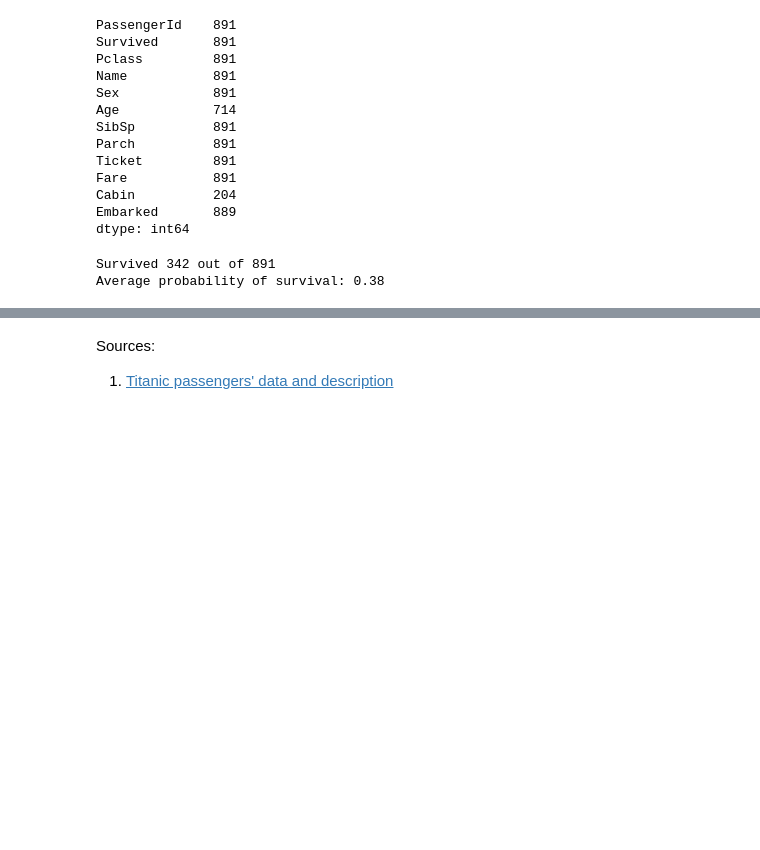
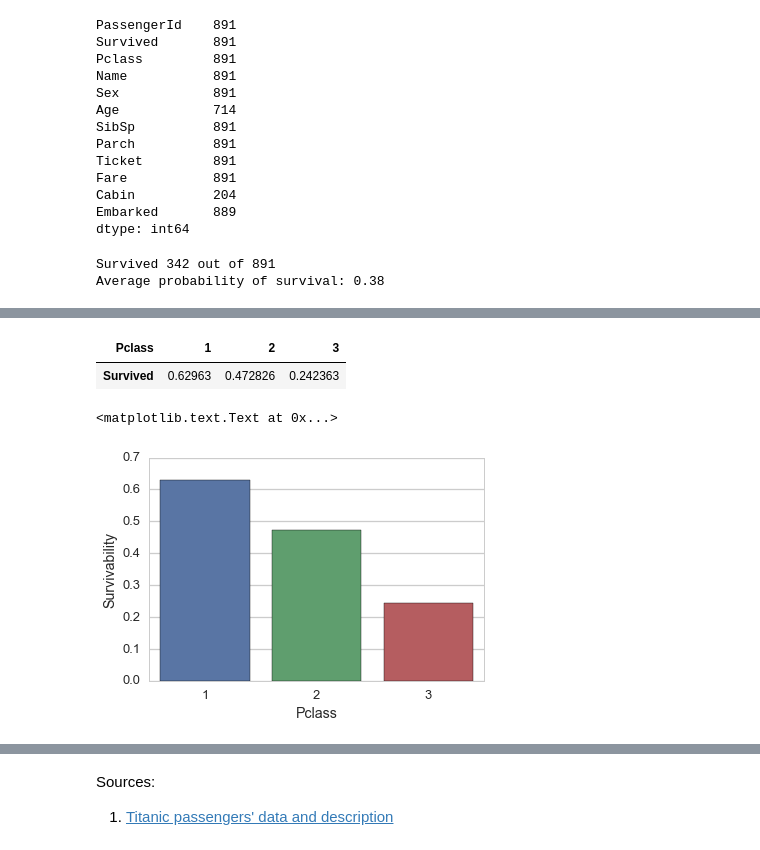
Before and after one commit to anenkov/dand-da-titanic, a Jupyter notebook: DA Research.ipynb, the cells around one changed output, grey strips where cells are left out. Drawn from its saved outputs; the diff is of its cells as text; code cells hidden in the pictures; blank space fills up the shorter version.

```diff
--- a/DA Research.ipynb
+++ b/DA Research.ipynb
@@ -81,0 +99,13 @@ Populating the interactive namespace from numpy and matplotlib
+# %%
+# Group passengers by Pclass and calculate the mean of survivability for each Pclass
+class_surv_data = pd.DataFrame(passengers_df.groupby('Pclass')['Survived'].mean()).T
+class_surv_data
+# %% [output]
+| Pclass | 1 | 2 | 3 |
+| Survived | 0.62963 | 0.472826 | 0.242363 |
+# %%
+ax = sns.barplot(data=class_surv_data)
+ax.set_ylabel("Survivability")
+# %% [output]
+<matplotlib.text.Text at 0x...>
+[figure, added]
```
Also changed, not shown: parts of 17 cells of this notebook.
